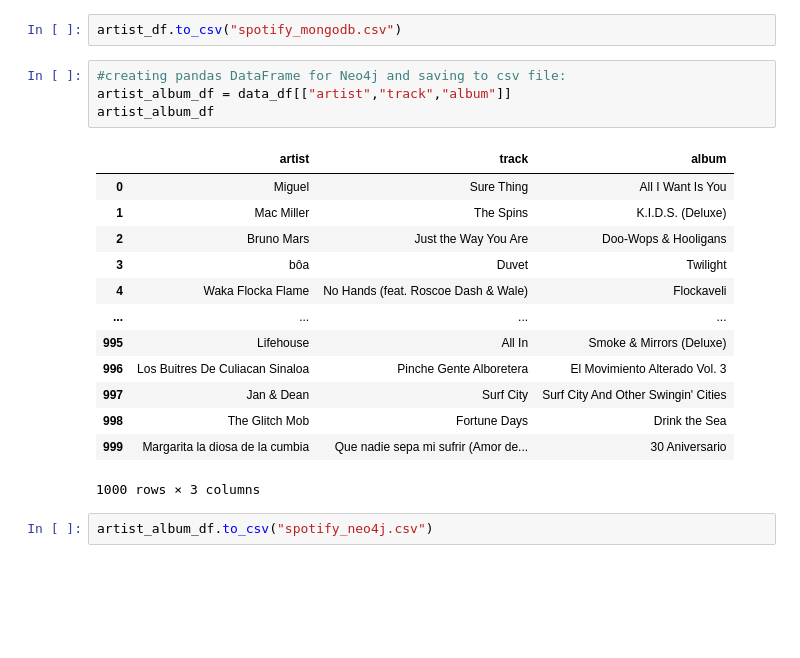
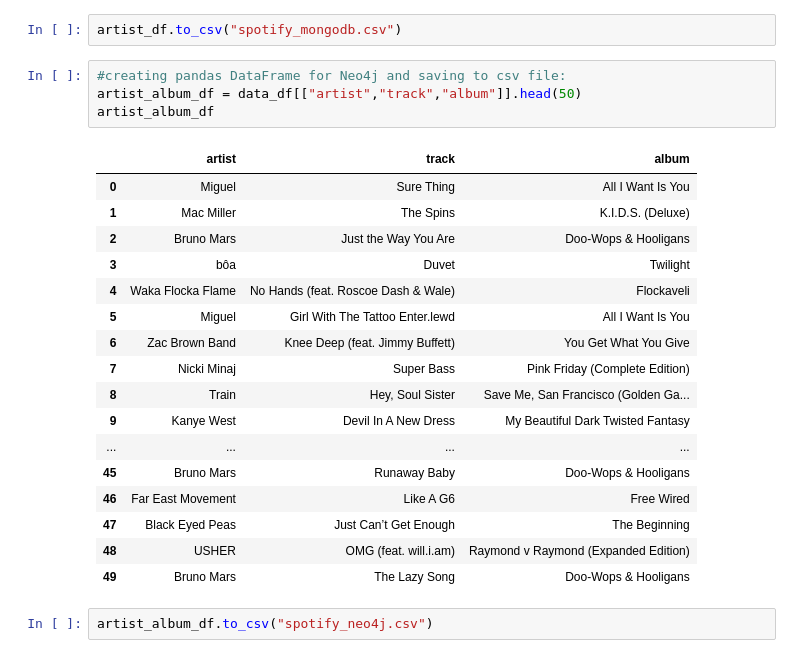
Before and after one commit to rozkrist/PythonIIPractical, a Jupyter notebook: FinalProject/DRAFT - Cross-Database Data Integration and Analysis Project -Spotify.ipynb, the cells around one changed output. Cells and saved outputs as stored; diff of their text form; blank space fills up the shorter version.

```diff
--- a/FinalProject/DRAFT - Cross-Database Data Integration and Analysis Project -Spotify.ipynb
+++ b/FinalProject/DRAFT - Cross-Database Data Integration and Analysis Project -Spotify.ipynb
@@ -171,22 +190,26 @@ artist_df
 artist_df.to_csv("spotify_mongodb.csv")
 # %%
 #creating pandas DataFrame for Neo4j and saving to csv file:
-artist_album_df = data_df[["artist","track","album"]]
+artist_album_df = data_df[["artist","track","album"]].head(50)
 artist_album_df
 # %% [output]
 |  | artist | track | album |
 | 0 | Miguel | Sure Thing | All I Want Is You |
 | 1 | Mac Miller | The Spins | K.I.D.S. (Deluxe) |
 | 2 | Bruno Mars | Just the Way You Are | Doo-Wops & Hooligans |
 | 3 | bôa | Duvet | Twilight |
 | 4 | Waka Flocka Flame | No Hands (feat. Roscoe Dash & Wale) | Flockaveli |
+| 5 | Miguel | Girl With The Tattoo Enter.lewd | All I Want Is You |
+| 6 | Zac Brown Band | Knee Deep (feat. Jimmy Buffett) | You Get What You Give |
+| 7 | Nicki Minaj | Super Bass | Pink Friday (Complete Edition) |
+| 8 | Train | Hey, Soul Sister | Save Me, San Francisco (Golden Ga... |
+| 9 | Kanye West | Devil In A New Dress | My Beautiful Dark Twisted Fantasy |
 | ... | ... | ... | ... |
-| 995 | Lifehouse | All In | Smoke & Mirrors (Deluxe) |
-| 996 | Los Buitres De Culiacan Sinaloa | Pinche Gente Alboretera | El Movimiento Alterado Vol. 3 |
-| 997 | Jan & Dean | Surf City | Surf City And Other Swingin' Cities |
-| 998 | The Glitch Mob | Fortune Days | Drink the Sea |
-| 999 | Margarita la diosa de la cumbia | Que nadie sepa mi sufrir (Amor de... | 30 Aniversario |
+| 45 | Bruno Mars | Runaway Baby | Doo-Wops & Hooligans |
+| 46 | Far East Movement | Like A G6 | Free Wired |
+| 47 | Black Eyed Peas | Just Can’t Get Enough | The Beginning |
+| 48 | USHER | OMG (feat. will.i.am) | Raymond v Raymond (Expanded Edition) |
+| 49 | Bruno Mars | The Lazy Song | Doo-Wops & Hooligans |
-1000 rows × 3 columns
 # %%
 artist_album_df.to_csv("spotify_neo4j.csv")
 # %% [markdown]
```
Also changed, not shown: parts of 75 cells of this notebook, 4 other files.
